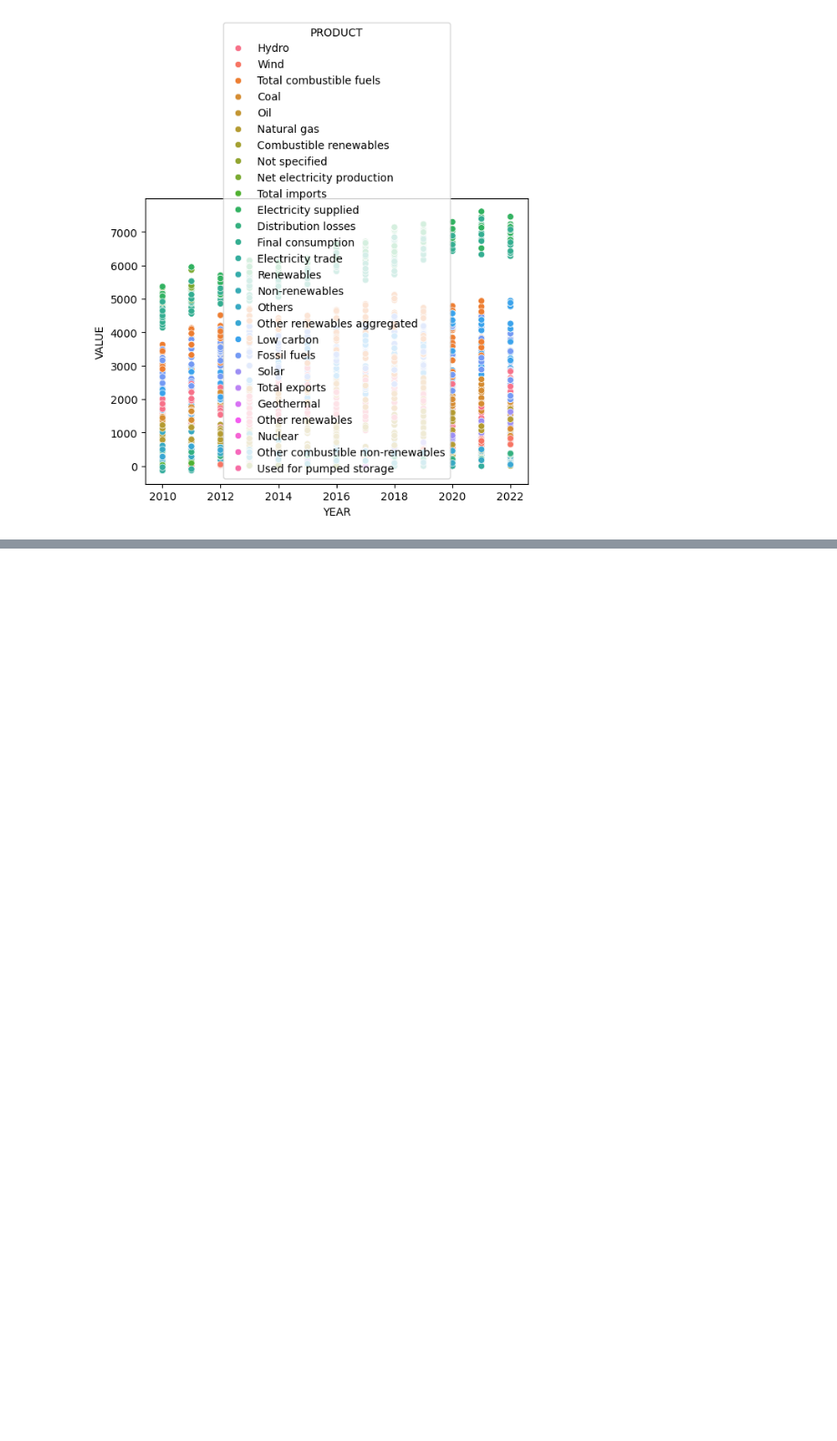
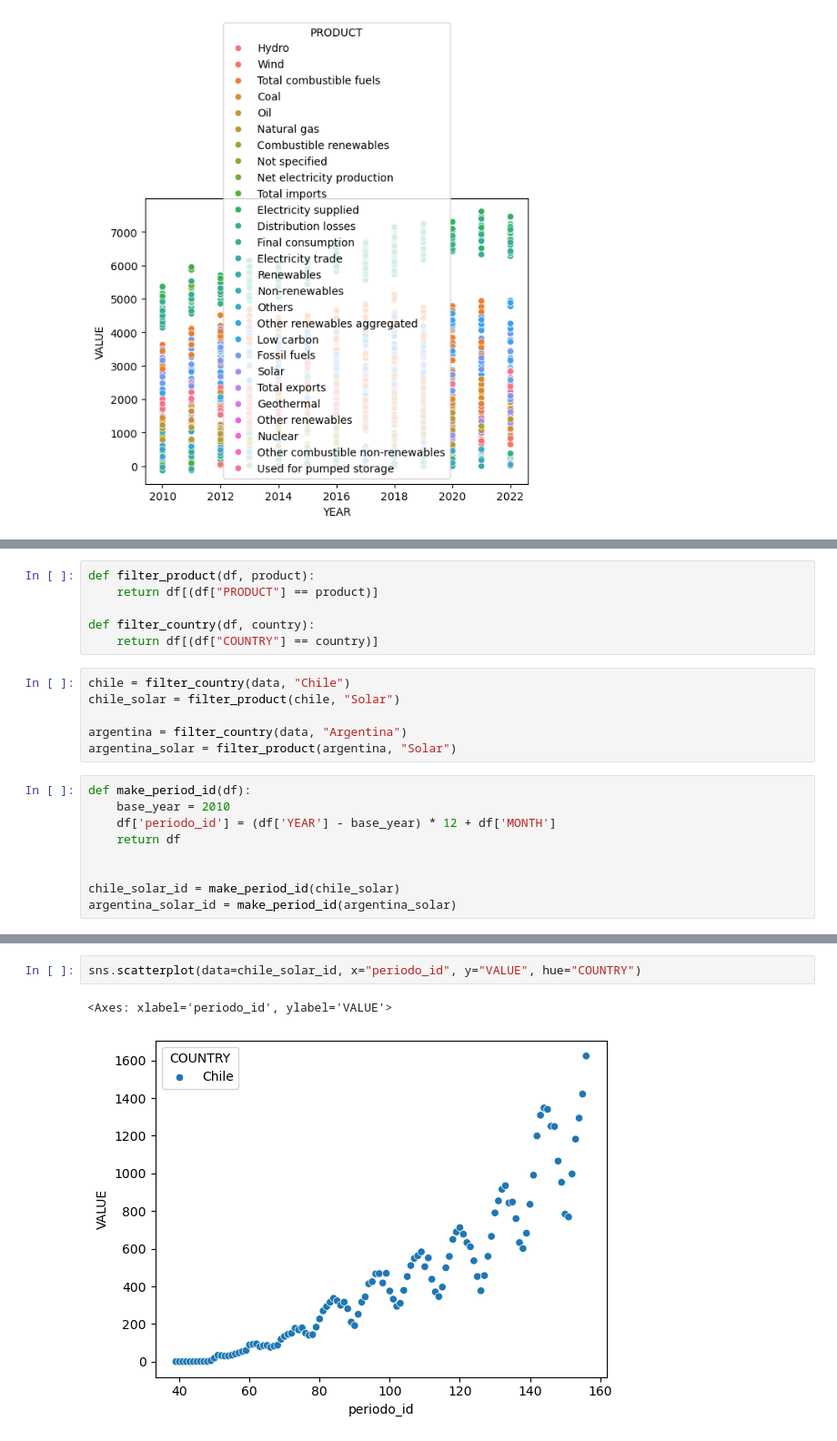
Before and after one commit to Chukao1/electricity-ia, a Jupyter notebook: notebooks/notebook.ipynb, the cells around one changed output, grey strips where cells are left out. Shown: that part at 91% size. Drawn from its saved outputs; the diff is of its cells as text; blank space fills up the shorter version.

```diff
--- a/notebooks/notebook.ipynb
+++ b/notebooks/notebook.ipynb
@@ -75,0 +99,21 @@ sns.scatterplot(data=data[data["COUNTRY"] == "Chile"], x="YEAR", y="VALUE", hue=
+# %%
+def filter_product(df, product):
+    return df[(df["PRODUCT"] == product)]
+
+def filter_country(df, country):
+    return df[(df["COUNTRY"] == country)]
+# %%
+chile = filter_country(data, "Chile")
+chile_solar = filter_product(chile, "Solar")
+
+argentina = filter_country(data, "Argentina")
+argentina_solar = filter_product(argentina, "Solar")
+# %%
+def make_period_id(df):
+    base_year = 2010
+    df['periodo_id'] = (df['YEAR'] - base_year) * 12 + df['MONTH']
+    return df
+
+
+chile_solar_id = make_period_id(chile_solar)
+argentina_solar_id = make_period_id(argentina_solar)
@@ -75,0 +131,5 @@ sns.scatterplot(data=data[data["COUNTRY"] == "Chile"], x="YEAR", y="VALUE", hue=
+# %%
+sns.scatterplot(data=chile_solar_id, x="periodo_id", y="VALUE", hue="COUNTRY")
+# %% [output]
+<Axes: xlabel='periodo_id', ylabel='VALUE'>
+[figure, added]
```
Also changed, not shown: parts of 4 cells of this notebook.
